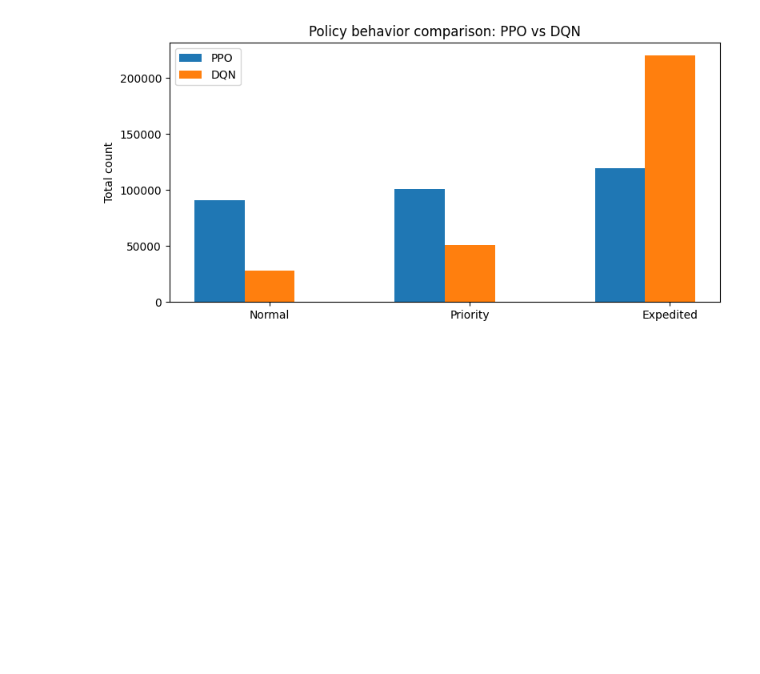
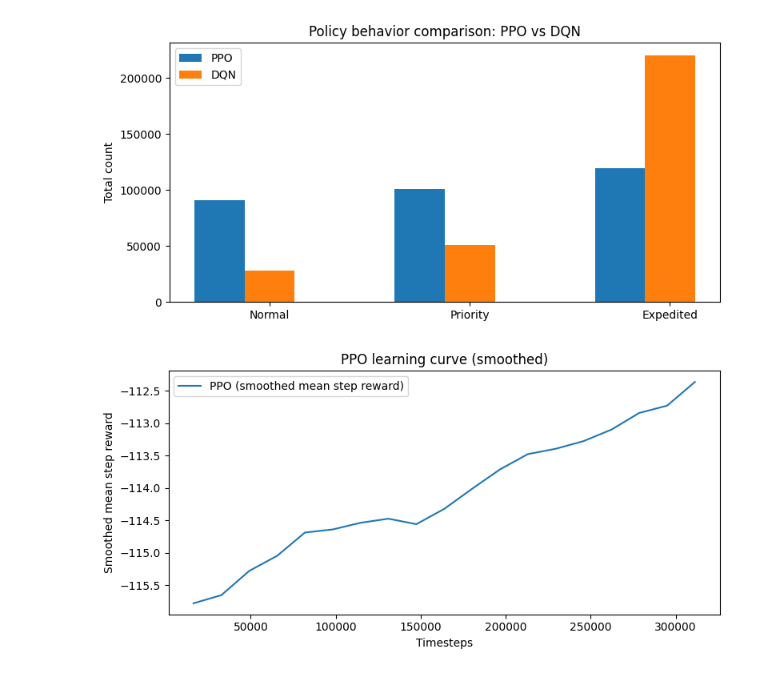
Before and after one commit to Kegmar/vrpp, a Jupyter notebook: outputs/combined_analysis.ipynb, the cells around one changed output. Saved outputs shown, nothing was run; the diff lists cells and outputs as text; code cells hidden in the pictures; blank space fills up the shorter version.

Commit message:
add fiew visuals

```diff
--- a/outputs/combined_analysis.ipynb
+++ b/outputs/combined_analysis.ipynb
@@ -147,3 +139,28 @@ plt.tight_layout()
 plt.show()
 # %% [output]
 [figure]
+# %%
+# PPO smoothed learning curve
+ppo_log = ppo_log.sort_values("timesteps").copy()
+
+ppo_log["reward_smooth"] = (
+    ppo_log["mean_step_reward"]
+    .rolling(window=10, min_periods=1)
+    .mean()
+)
+
+plt.figure(figsize=(8, 4))
+plt.plot(
+    ppo_log["timesteps"],
+    ppo_log["reward_smooth"],
+    label="PPO (smoothed mean step reward)"
+)
+
+plt.xlabel("Timesteps")
+plt.ylabel("Smoothed mean step reward")
+plt.title("PPO learning curve (smoothed)")
+plt.legend()
+plt.tight_layout()
+plt.show()
+# %% [output]
+[figure, added]
```
Also changed, not shown: parts of 10 cells of this notebook.
